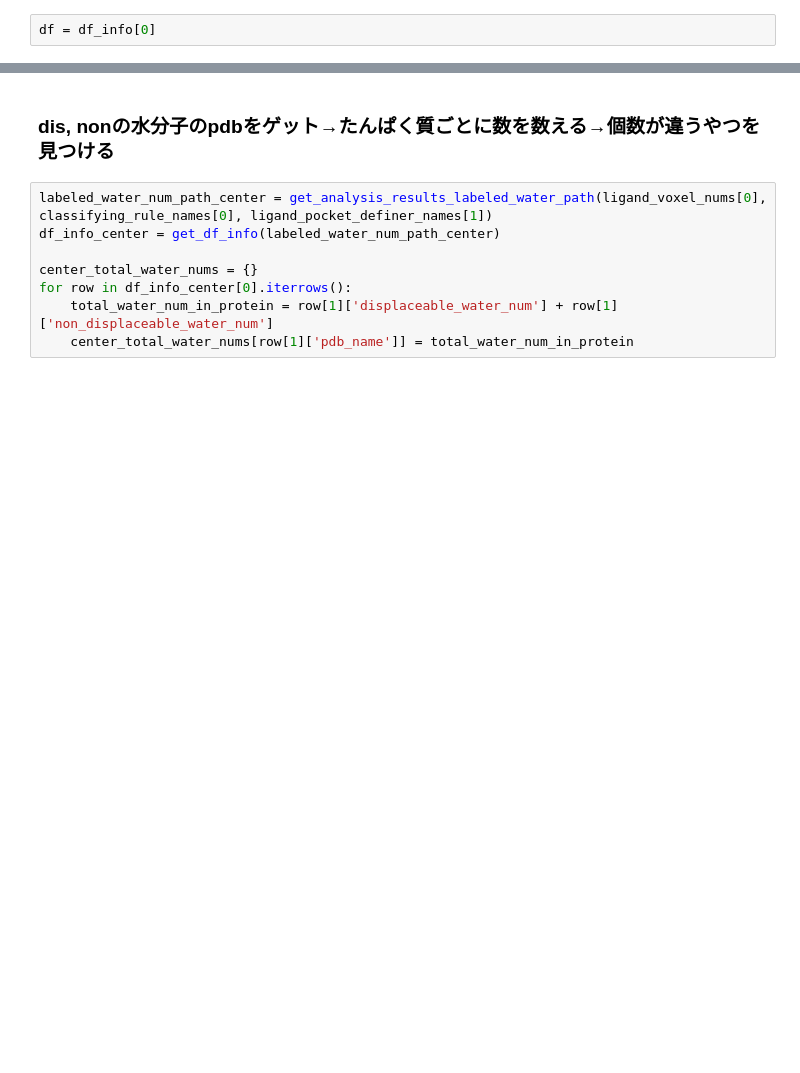
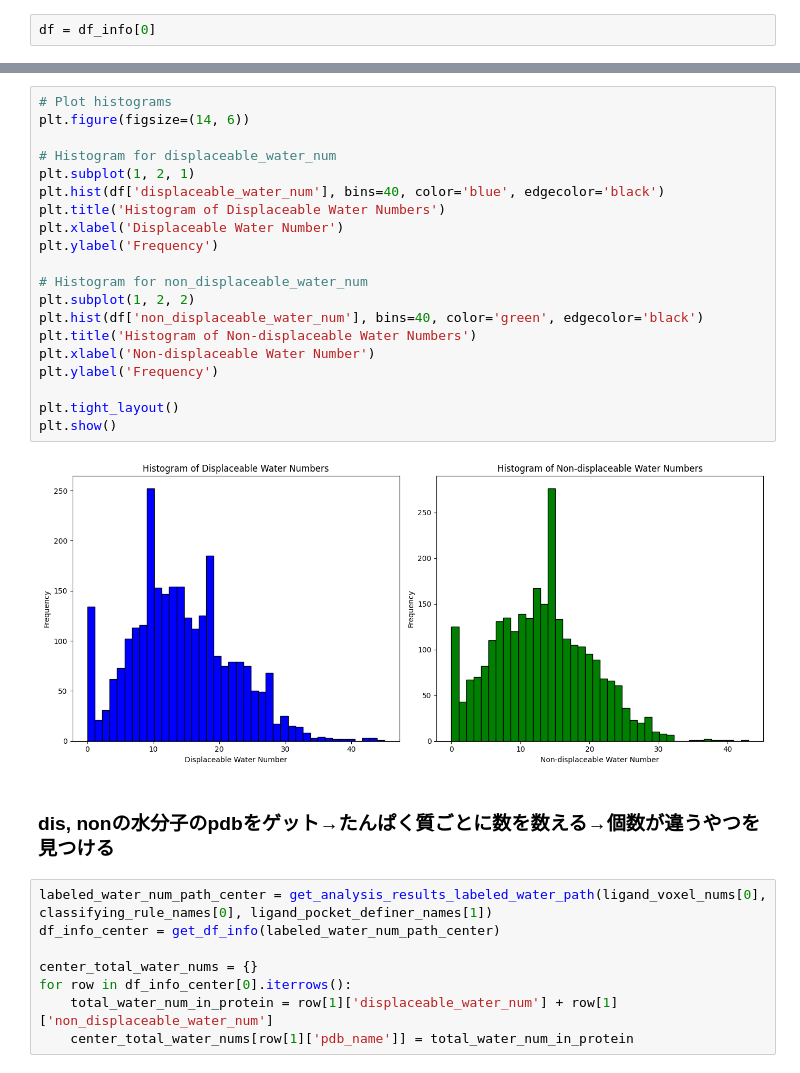
Before and after one commit to i-yuki23/research, a Jupyter notebook: src/analysis/analize_labeled_water_num.ipynb, the cells around one changed output, grey strips where cells are left out. Drawn from its saved outputs; the diff is of its cells as text; blank space fills up the shorter version.

```diff
--- a/src/analysis/analize_labeled_water_num.ipynb
+++ b/src/analysis/analize_labeled_water_num.ipynb
@@ -72,3 +87,25 @@ df
+# %%
+# Plot histograms
+plt.figure(figsize=(14, 6))
+
+# Histogram for displaceable_water_num
+plt.subplot(1, 2, 1)
+plt.hist(df['displaceable_water_num'], bins=40, color='blue', edgecolor='black')
+plt.title('Histogram of Displaceable Water Numbers')
+plt.xlabel('Displaceable Water Number')
+plt.ylabel('Frequency')
+
+# Histogram for non_displaceable_water_num
+plt.subplot(1, 2, 2)
+plt.hist(df['non_displaceable_water_num'], bins=40, color='green', edgecolor='black')
+plt.title('Histogram of Non-displaceable Water Numbers')
+plt.xlabel('Non-displaceable Water Number')
+plt.ylabel('Frequency')
+
+plt.tight_layout()
+plt.show()
+# %% [output]
+[figure, added]
 # %% [markdown]
 ### dis, nonの水分子のpdbをゲット→たんぱく質ごとに数を数える→個数が違うやつを見つける
 # %%
```
Also changed, not shown: parts of 5 cells of this notebook, 10 other files.
